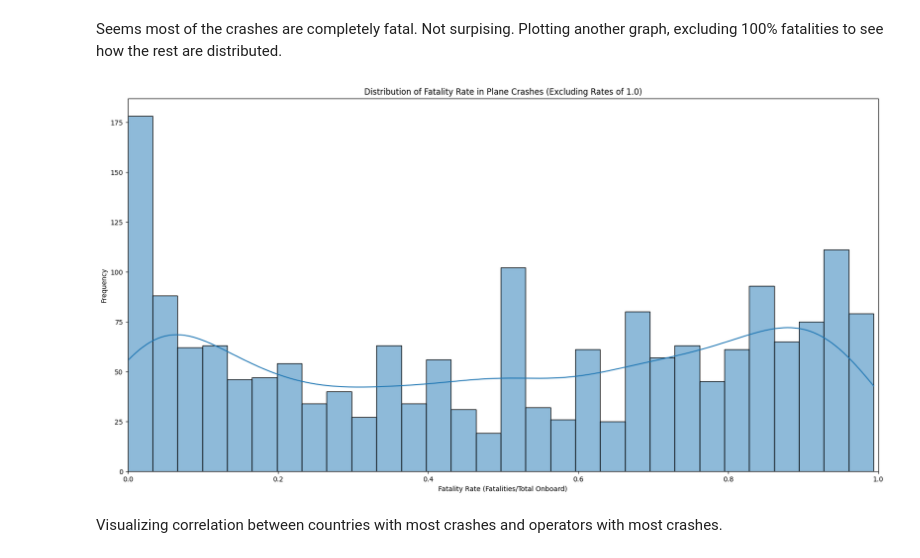
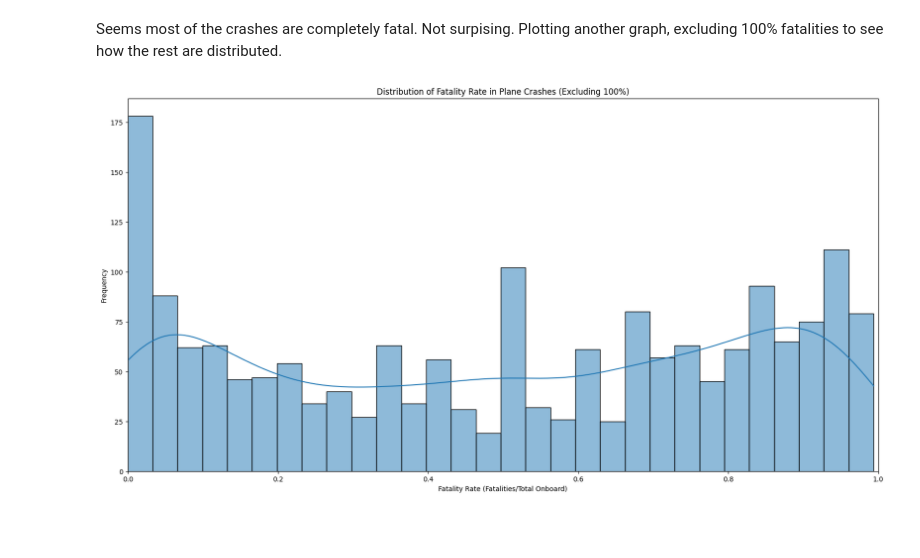
Before and after one commit to ggrgg13/cs215_proj_9, a Jupyter notebook: proj9research.ipynb, the cells around one changed output. Drawn from its saved outputs; the diff is of its cells as text; code cells hidden in the pictures; blank space fills up the shorter version.

```diff
--- a/proj9research.ipynb
+++ b/proj9research.ipynb
@@ -19,0 +22,8 @@ Below are the analysis done to the data. Most are pretty self-explainatory.
+# %%
+# Get the year from the date column.
+data['Year'] = pd.to_datetime(data['Date']).dt.year
+# Get total fatalities per year by adding fatalities and ground fatalities
+data['Total_Fatalities'] = data['Fatalities'] + data['Ground_Fatalities']
+# Calculate the fatality rate (fatalities/total onboard)
+data['Fatality_Rate'] = data['Fatalities'] / data['Total_Onboard']
+data.head()
@@ -129,13 +145,6 @@ plt.show()
 # %% [output]
 [figure]
 # %%
-# Convert 'Fatalities' and 'Total_Onboard' to numeric value, since they are currently strings
-data['Fatalities'] = pd.to_numeric(data['Fatalities'], errors='coerce')
-data['Total_Onboard'] = pd.to_numeric(data['Total_Onboard'], errors='coerce')
-
-# Calculate the fatality rate (fatalities/total onboard)
-data['Fatality_Rate'] = data['Fatalities'] / data['Total_Onboard']
-
 # Plotting the distribution of fatality rate
 plt.figure(figsize=(20, 10))
 sns.histplot(data['Fatality_Rate'], bins=30, kde=True)
@@ -151,16 +160,14 @@ Seems most of the crashes are completely fatal. Not surpising. Plotting another
 # %%
 # Filtering out the data points with a fatality rate of 1.0
 data_excluding_full_fatalities = data[data['Fatality_Rate'] < 1.0]
 
 # Plotting the distribution of fatality rate excluding rates of 1.0
 plt.figure(figsize=(20, 10))
 sns.histplot(data_excluding_full_fatalities['Fatality_Rate'], bins=30, kde=True)
-plt.title('Distribution of Fatality Rate in Plane Crashes (Excluding Rates of 1.0)')
+plt.title('Distribution of Fatality Rate in Plane Crashes (Excluding 100%)')
 plt.xlabel('Fatality Rate (Fatalities/Total Onboard)')
 plt.ylabel('Frequency')
 plt.xlim(0, 1)  # Limit x-axis to valid fatality rate values
 plt.show()
 # %% [output]
-[figure, old version]
+[figure, new version]
-# %% [markdown]
-Visualizing correlation between countries with most crashes and operators with most crashes.
```
Also changed, not shown: parts of 15 cells of this notebook.
